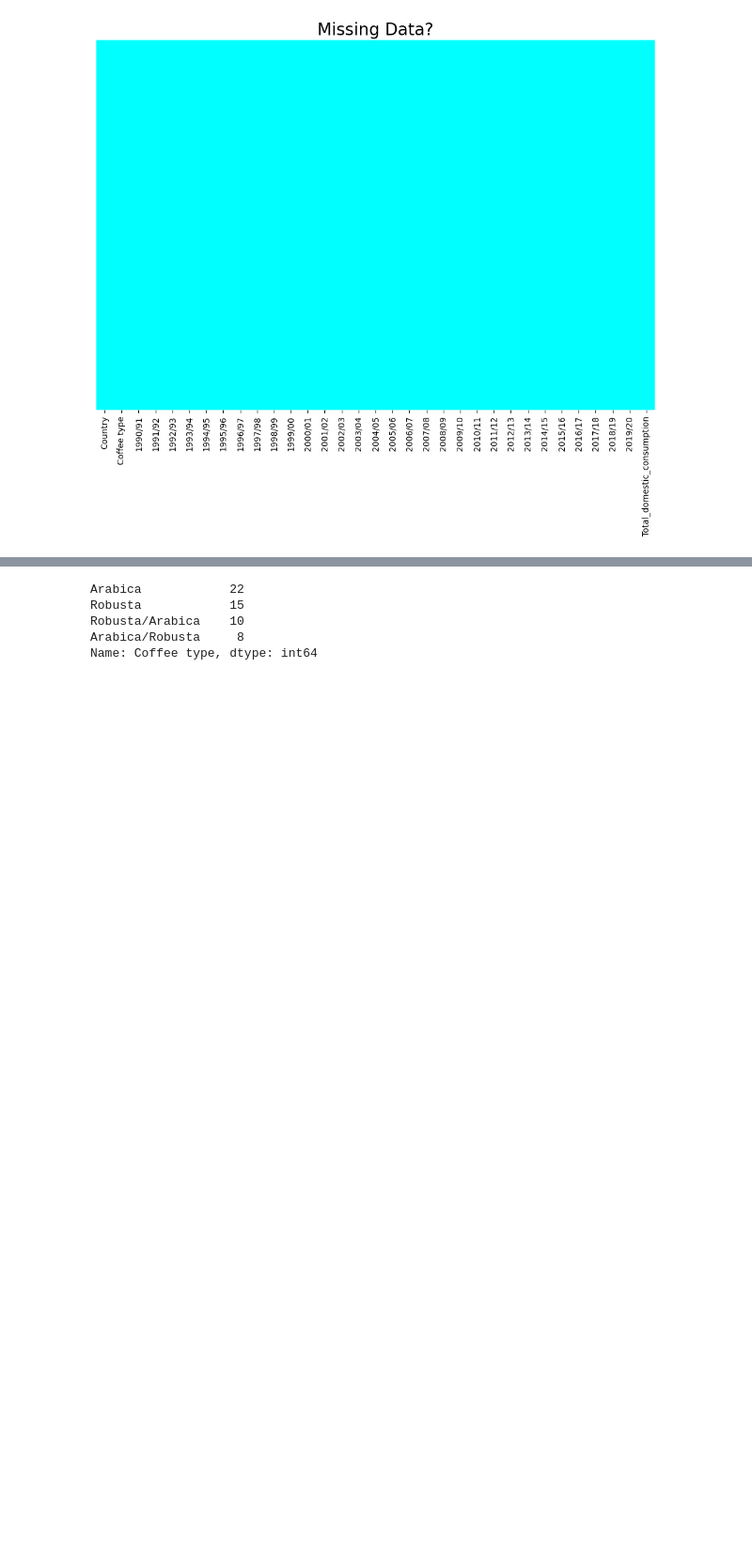
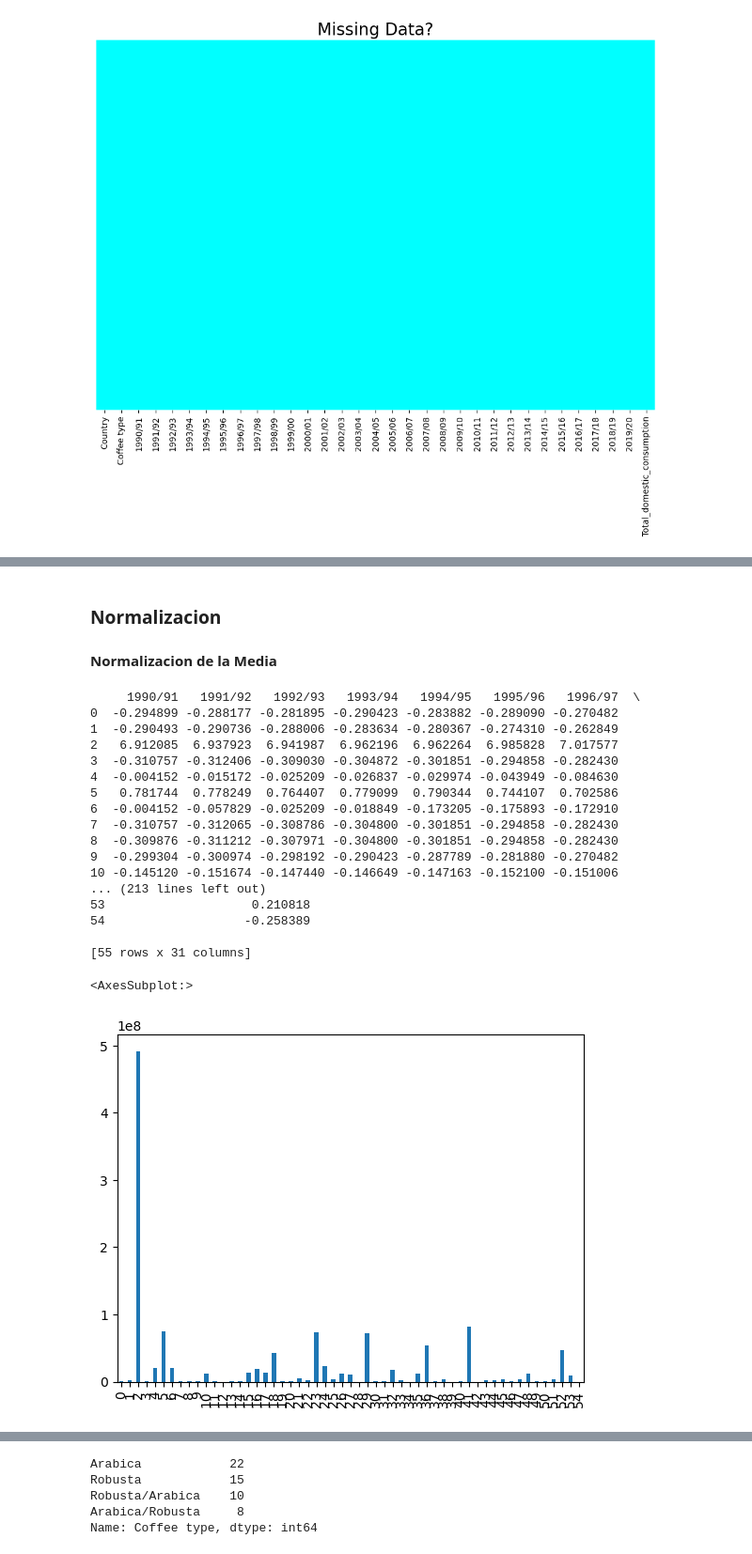
Before and after one commit to joshoandres13/coffee, a Jupyter notebook: domestic_consumption.ipynb, the cells around one changed output, grey strips where cells are left out. Shown: that part at 94% size. Drawn from its saved outputs; the diff is of its cells as text; code cells hidden in the pictures; blank space fills up the shorter version.

```diff
--- a/domestic_consumption.ipynb
+++ b/domestic_consumption.ipynb
@@ -72,0 +88,32 @@ plt.show()
+# %% [markdown]
+### Normalizacion
+#### Normalizacion de la Media
+# %%
+def mean_norm(df_input):
+    return df_input.apply(lambda x: (x-x.mean())/ x.std(), axis=0)
+
+df_mean_norm = mean_norm(df.drop(["Country","Coffee type"], axis=1))
+print(df_mean_norm)
+
+
+df['1990/91'].plot(kind='bar')
+# %% [output]
+     1990/91   1991/92   1992/93   1993/94   1994/95   1995/96   1996/97  \
+0  -0.294899 -0.288177 -0.281895 -0.290423 -0.283882 -0.289090 -0.270482
+1  -0.290493 -0.290736 -0.288006 -0.283634 -0.280367 -0.274310 -0.262849
+2   6.912085  6.937923  6.941987  6.962196  6.962264  6.985828  7.017577
+3  -0.310757 -0.312406 -0.309030 -0.304872 -0.301851 -0.294858 -0.282430
+4  -0.004152 -0.015172 -0.025209 -0.026837 -0.029974 -0.043949 -0.084630
+5   0.781744  0.778249  0.764407  0.779099  0.790344  0.744107  0.702586
+6  -0.004152 -0.057829 -0.025209 -0.018849 -0.173205 -0.175893 -0.172910
+7  -0.310757 -0.312065 -0.308786 -0.304800 -0.301851 -0.294858 -0.282430
+8  -0.309876 -0.311212 -0.307971 -0.304800 -0.301851 -0.294858 -0.282430
+9  -0.299304 -0.300974 -0.298192 -0.290423 -0.287789 -0.281880 -0.270482
+10 -0.145120 -0.151674 -0.147440 -0.146649 -0.147163 -0.152100 -0.151006
+... (213 lines left out)
+53                    0.210818
+54                   -0.258389
+
+[55 rows x 31 columns]
+<AxesSubplot:>
+[figure, added]
```
Also changed, not shown: parts of 12 cells of this notebook, 2 other files.
